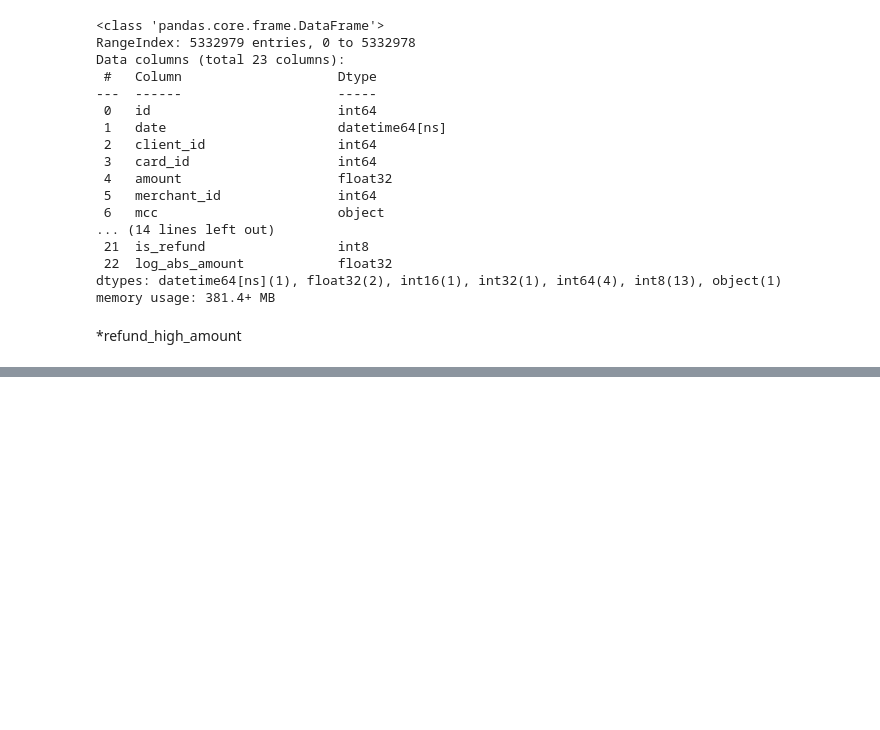
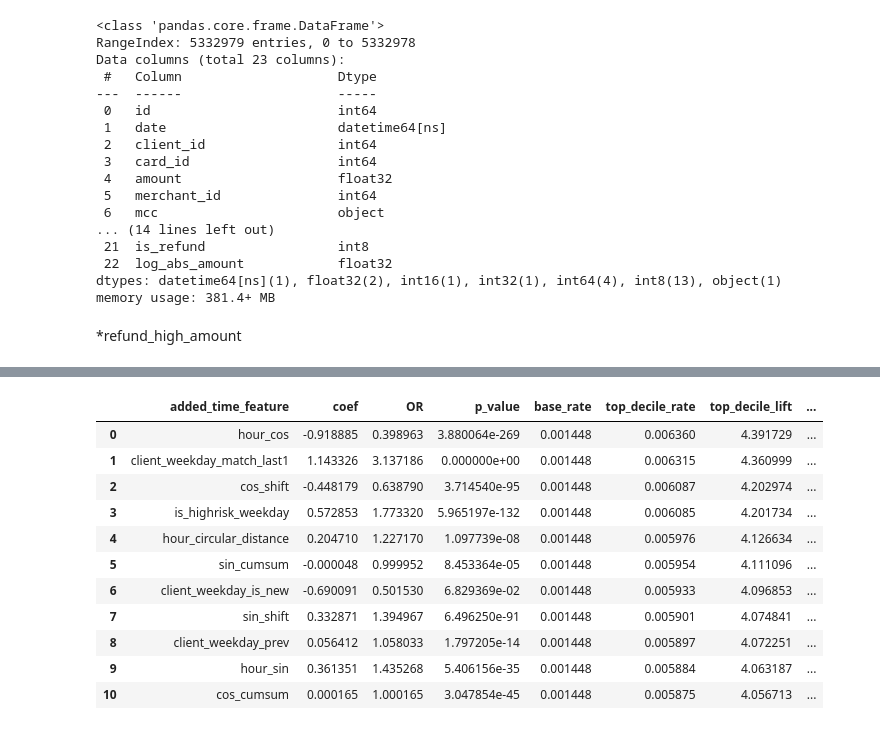
Before and after one commit to BDAIFin/knk, a Jupyter notebook: EDA&FEATURE/EDA_stage1.ipynb, the cells around one changed output, grey strips where cells are left out. Cells and saved outputs as stored; diff of their text form; code cells hidden in the pictures; blank space fills up the shorter version.

```diff
--- a/EDA&FEATURE/EDA_stage1.ipynb
+++ b/EDA&FEATURE/EDA_stage1.ipynb
@@ -258,0 +1692,17 @@ df["hour_circular_distance"] = np.sqrt(
+# %%
+results = []
+
+for col in TIME_PATTERN_FEATURES:
+
+    X = sm.add_constant(df[[col]].dropna())
+    y = df.loc[X.index, "fraud"]
+
+    model = sm.Logit(y, X).fit(disp=0)
+
+    coef = model.params[col]
+    pval = model.pvalues[col]
+    or_val = np.exp(coef)
+
+    results.append([col, coef, or_val, pval])
+
+pd.DataFrame(results, columns=["feature","coef","OR","p_value"])
@@ -258,0 +1722,51 @@ df["hour_circular_distance"] = np.sqrt(
+# %%
+rows = []
+
+for tcol in TIME_PATTERN_FEATURES:
+    feats = BASELINE + [tcol]
+
+    model, y_aligned, score = fit_logit_and_score(df, feats, y_col=LABEL)
+    lift = top_decile_lift(y_aligned, score)
+
+    # 추가된 피처의 coef/OR/p-value만 뽑기
+    coef = model.params.get(tcol, np.nan)
+    pval = model.pvalues.get(tcol, np.nan)
+    or_val = float(np.exp(coef)) if pd.notnull(coef) else np.nan
+
+    # baseline 대비 lift 개선량
+    delta_lift = lift["top_decile_lift"] - base_lift["top_decile_lift"]
+    delta_rate = lift["top_decile_rate"] - base_lift["top_decile_rate"]
+
+    rows.append({
+        "added_time_feature": tcol,
+        "coef": float(coef) if pd.notnull(coef) else np.nan,
+        "OR": or_val,
+        "p_value": float(pval) if pd.notnull(pval) else np.nan,
+        "base_rate": lift["base_rate"],
+        "top_decile_rate": lift["top_decile_rate"],
+        "top_decile_lift": lift["top_decile_lift"],
+        "delta_top_rate_vs_baseline": delta_rate,
+        "delta_lift_vs_baseline": delta_lift,
+        "top_n": lift["top_n"],
+    })
+
+inc_df = (
+    pd.DataFrame(rows)
+      .sort_values("delta_lift_vs_baseline", ascending=False)
+      .reset_index(drop=True)
+)
+
+display(inc_df)
+# %% [output]
+|  | added_time_feature | coef | OR | p_value | base_rate | top_decile_rate | top_decile_lift | ... |
+| 0 | hour_cos | -0.918885 | 0.398963 | 3.880064e-269 | 0.001448 | 0.006360 | 4.391729 | ... |
+| 1 | client_weekday_match_last1 | 1.143326 | 3.137186 | 0.000000e+00 | 0.001448 | 0.006315 | 4.360999 | ... |
+| 2 | cos_shift | -0.448179 | 0.638790 | 3.714540e-95 | 0.001448 | 0.006087 | 4.202974 | ... |
+| 3 | is_highrisk_weekday | 0.572853 | 1.773320 | 5.965197e-132 | 0.001448 | 0.006085 | 4.201734 | ... |
+| 4 | hour_circular_distance | 0.204710 | 1.227170 | 1.097739e-08 | 0.001448 | 0.005976 | 4.126634 | ... |
+| 5 | sin_cumsum | -0.000048 | 0.999952 | 8.453364e-05 | 0.001448 | 0.005954 | 4.111096 | ... |
+| 6 | client_weekday_is_new | -0.690091 | 0.501530 | 6.829369e-02 | 0.001448 | 0.005933 | 4.096853 | ... |
+| 7 | sin_shift | 0.332871 | 1.394967 | 6.496250e-91 | 0.001448 | 0.005901 | 4.074841 | ... |
+| 8 | client_weekday_prev | 0.056412 | 1.058033 | 1.797205e-14 | 0.001448 | 0.005897 | 4.072251 | ... |
+| 9 | hour_sin | 0.361351 | 1.435268 | 5.406156e-35 | 0.001448 | 0.005884 | 4.063187 | ... |
+| 10 | cos_cumsum | 0.000165 | 1.000165 | 3.047854e-45 | 0.001448 | 0.005875 | 4.056713 | ... |
```
Also changed, not shown: parts of 70 cells of this notebook.
